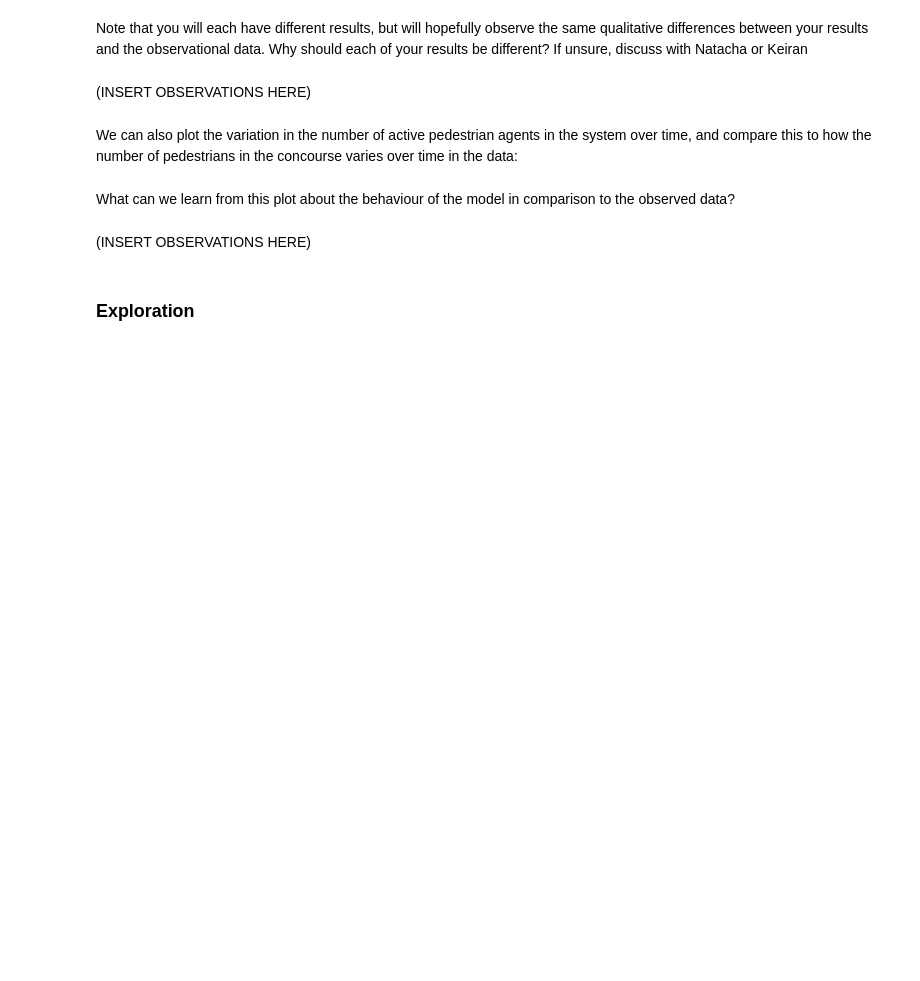
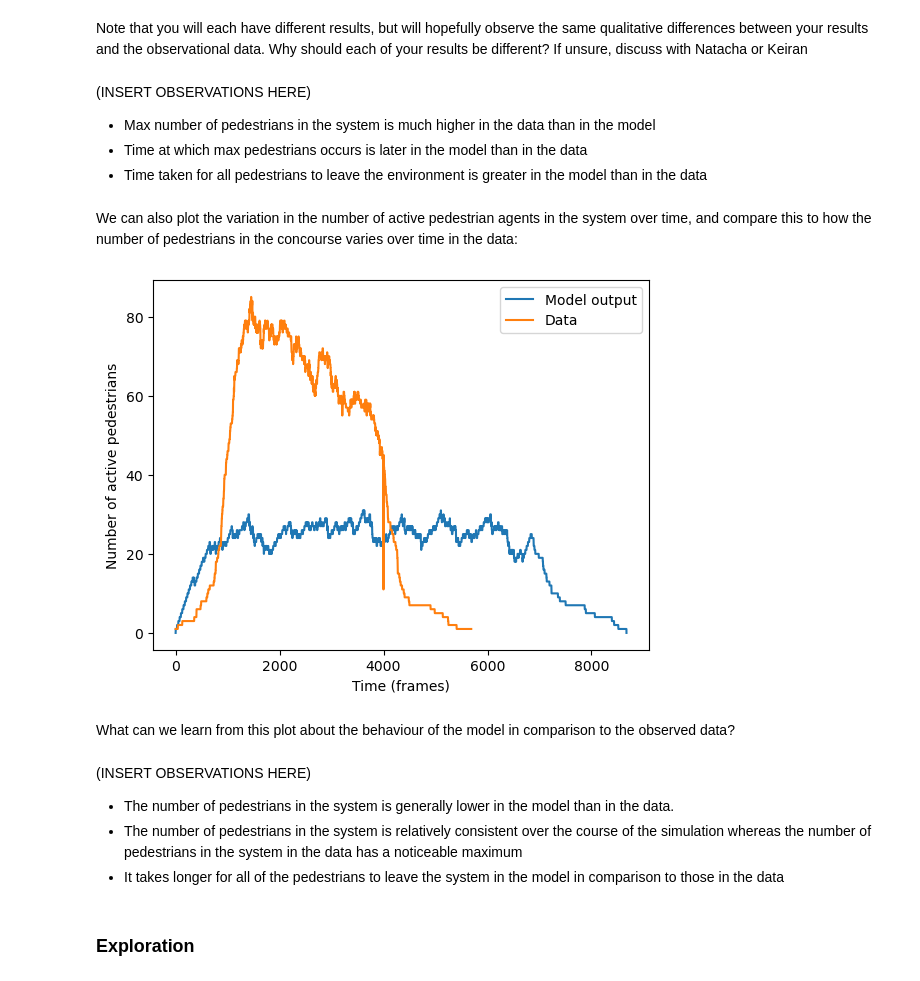
Before and after one commit to ksuchak1990/sense_practical, a Jupyter notebook: notebooks/3_birth_rate_calibration.ipynb, the cells around one changed output. Drawn from its saved outputs; the diff is of its cells as text; code cells hidden in the pictures; blank space fills up the shorter version.

Commit message:
Add teaching notebooks
* Fill in notebooks with completed code
* Fill in notebooks with comments where necessary

```diff
--- a/notebooks/3_birth_rate_calibration.ipynb
+++ b/notebooks/3_birth_rate_calibration.ipynb
@@ -182,14 +215,20 @@ We start by creating a dictionary of model parameters (as in [the previous noteb
 # %%
 # Insert code here
 # Replace None with a dictionary of parameter values
-model_params = None
+model_params = {"station": "Grand_Central",
+                "step_limit": 20000,
+                "do_print": False,
+                "pop_total": 274,
+                "speed_mean": 1.6026400144010877,
+                "speed_std": 0.6642343305178545,
+                "speed_min": 0.31125359137714953}
 # %% [markdown]
 The parameter that we want to find the value for in this notebook is `birth_rate` - let's try running the model with a birth rate of $1.0$.
 We start by adding the parameter value to our dictionary.
 # %%
 # Insert code here
 # Replace None with the birth rate for which you would like to run the model
-birth_rate = None
+birth_rate = 1.0
 
 # Set birth rate value
 model_params['birth_rate'] = birth_rate
@@ -253,15 +301,36 @@ How do these compare to what we observe in the data? Consider discussing this wi
 Note that you will each have different results, but will hopefully observe the same qualitative differences between your results and the observational data. Why should each of your results be different? If unsure, discuss with Natacha or Keiran
 # %% [markdown]
 (INSERT OBSERVATIONS HERE)
+
+* Max number of pedestrians in the system is much higher in the data than in the model
+* Time at which max pedestrians occurs is later in the model than in the data
+* Time taken for all pedestrians to leave the environment is greater in the model than in the data
 # %% [markdown]
 We can also plot the variation in the number of active pedestrian agents in the system over time, and compare this to how the number of pedestrians in the concourse varies over time in the data:
 # %%
 # Insert code here
 # Produce a line plot of pedestrians_per_frame and overlay a line plot of population_results
+plt.figure()
+plt.plot(population_results["frame"],
+         population_results["active_pedestrians"],
+         label="Model output")
+plt.plot(pedestrians_per_frame["frame"],
+         pedestrians_per_frame["n_pedestrians"],
+         label="Data")
+plt.xlabel("Time (frames)")
+plt.ylabel("Number of active pedestrians")
+plt.legend()
+plt.show()
+# %% [output]
+[figure, added]
 # %% [markdown]
 What can we learn from this plot about the behaviour of the model in comparison to the observed data?
 # %% [markdown]
 (INSERT OBSERVATIONS HERE)
+
+* The number of pedestrians in the system is generally lower in the model than in the data.
+* The number of pedestrians in the system is relatively consistent over the course of the simulation whereas the number of pedestrians in the system in the data has a noticeable maximum
+* It takes longer for all of the pedestrians to leave the system in the model in comparison to those in the data
 # %% [markdown]
 ### Exploration
 # %% [markdown]
```
Also changed, not shown: parts of 8 cells of this notebook, 4 other files.
